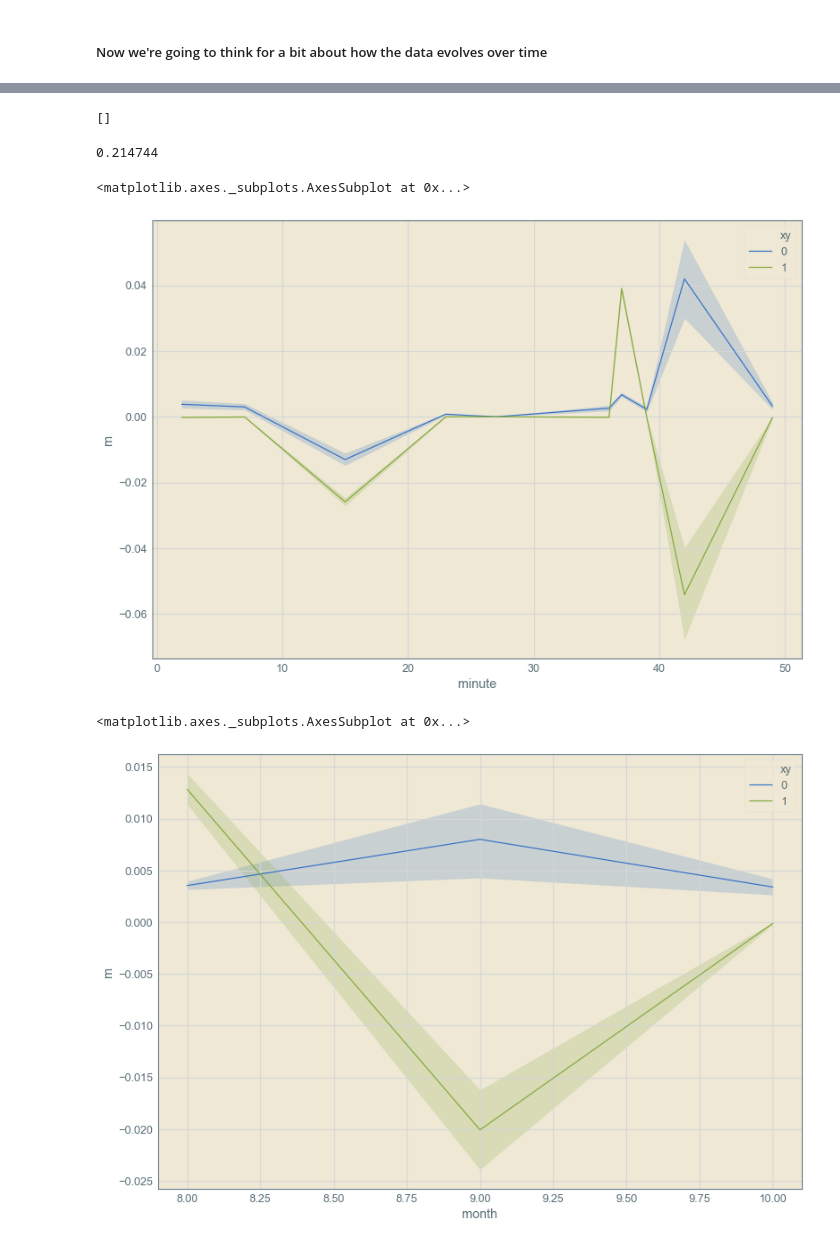
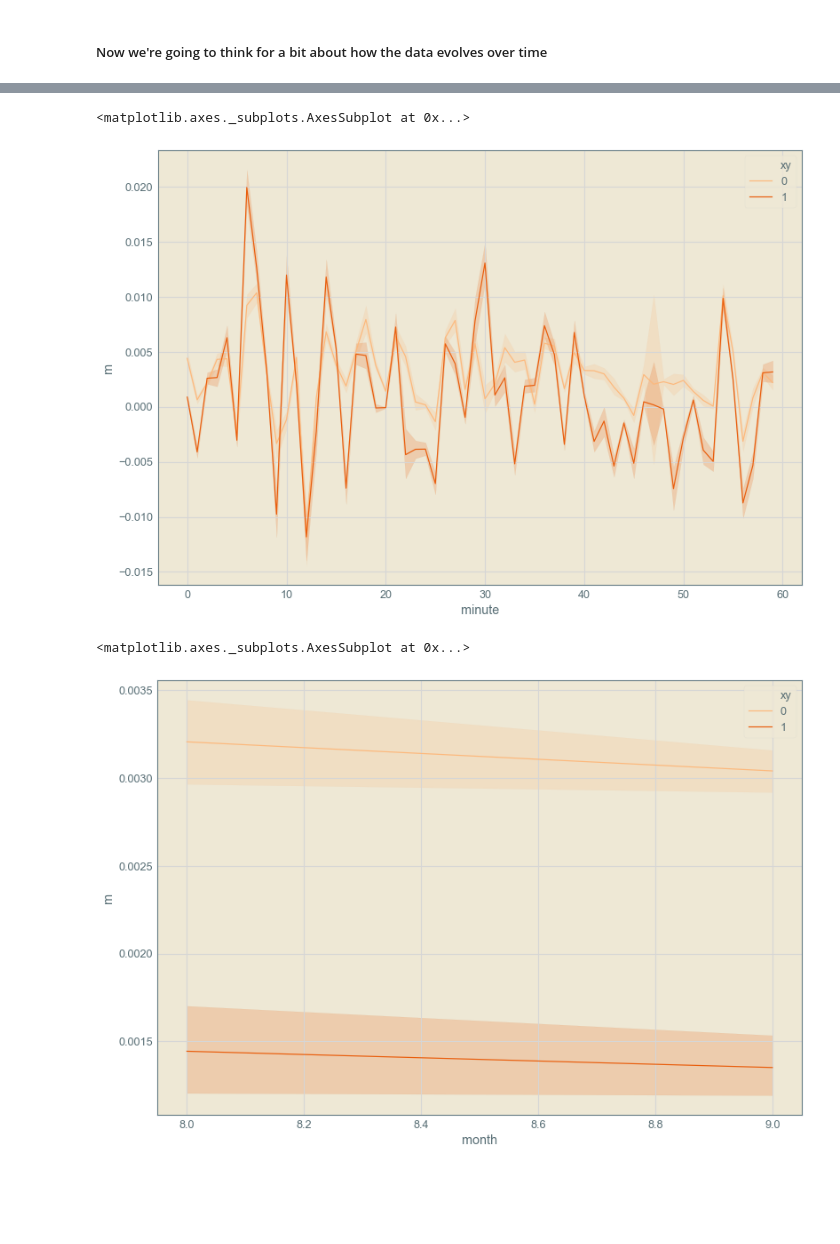
Before and after one commit to trdougherty/Quant_Mo, a Jupyter notebook: quomo_notebook.ipynb, the cells around one changed output, grey strips where cells are left out. Saved outputs shown, nothing was run; the diff lists cells and outputs as text; code cells hidden in the pictures; blank space fills up the shorter version.

Commit message:
fixing pickle pandas

```diff
--- a/quomo_notebook.ipynb
+++ b/quomo_notebook.ipynb
@@ -266,15 +229,0 @@ aw_motion!6@2018-09-08.11:04:13.npy
-# %%
-arr = ['Date', 'X','Motion']
-cols = list(range(10))
-arr.append(cols)
-flattened = []
-for i in arr:
-    if i is type(str):
-        flattened = flattened.append(i)
-    elif i is type(list):
-        for j in i:
-            flattened = flattened.append(j)
-
-print(flattened)
-# %% [output]
-[]
@@ -297,4 +230,3 @@ for c,i in enumerate(motion_files[0:50]):
-# %%
-print(sys.getsizeof(lt_motion)/1000000.0)
-# %% [output]
-0.214744
+# %%
+## This is going to collect our pickled data
+lt_motion = pd.read_pickle(pickled+'/aw_motion_save.pkl')
@@ -301,13 +237,11 @@ print(sys.getsizeof(lt_motion)/1000000.0)
 # %%
-lt_motion['minute'] = pd.DatetimeIndex(lt_motion['Date']).minute
-sns.lineplot(x='minute',y='m',hue='xy',data=lt_motion)
+sns.lineplot(x='minute',y='m',hue='xy', palette='Oranges', data=lt_motion)
 # %% [output]
 <matplotlib.axes._subplots.AxesSubplot at 0x...>
-[figure, old version]
+[figure, new version]
 # %%
-lt_motion['month'] = pd.DatetimeIndex(lt_motion['Date']).month
-sns.lineplot(x='month',y='m',hue='xy',data=lt_motion)
+sns.lineplot(x='month',y='m',hue='xy', palette="Oranges", data=lt_motion)
 # %% [output]
 <matplotlib.axes._subplots.AxesSubplot at 0x...>
-[figure, old version]
+[figure, new version]
 # %%
```
Also changed, not shown: parts of 11 cells of this notebook, 1 other file.
